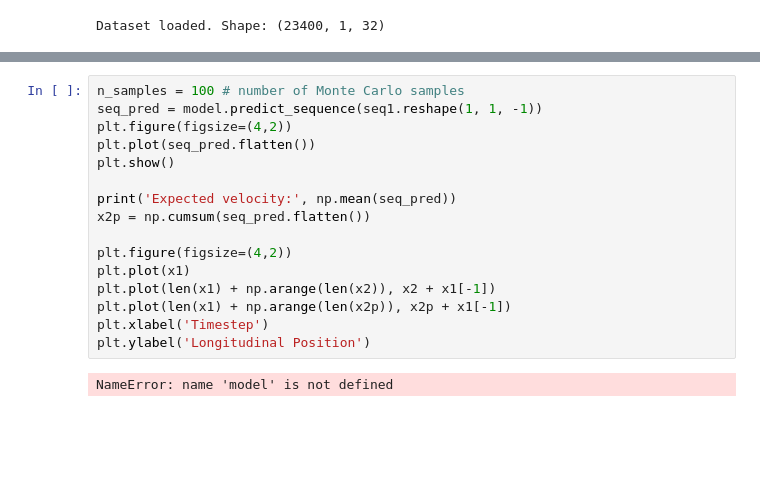
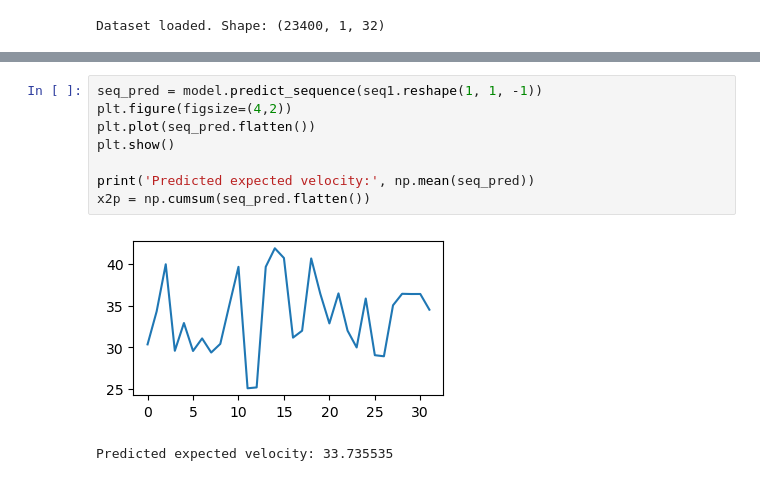
Before and after one commit to thinhhoang95/ClaudeTANOGAN, a Jupyter notebook: VAELSTM/eval_arch.ipynb, the cells around one changed output, grey strips where cells are left out. Saved outputs shown, nothing was run; the diff lists cells and outputs as text; blank space fills up the shorter version.

```diff
--- a/VAELSTM/eval_arch.ipynb
+++ b/VAELSTM/eval_arch.ipynb
@@ -51,18 +88,11 @@ x2 = np.cumsum(seq2.flatten())
 # %%
-n_samples = 100 # number of Monte Carlo samples
 seq_pred = model.predict_sequence(seq1.reshape(1, 1, -1))
 plt.figure(figsize=(4,2))
 plt.plot(seq_pred.flatten())
 plt.show()
 
-print('Expected velocity:', np.mean(seq_pred))
+print('Predicted expected velocity:', np.mean(seq_pred))
 x2p = np.cumsum(seq_pred.flatten())
-
-plt.figure(figsize=(4,2))
-plt.plot(x1)
-plt.plot(len(x1) + np.arange(len(x2)), x2 + x1[-1])
-plt.plot(len(x1) + np.arange(len(x2p)), x2p + x1[-1])
-plt.xlabel('Timestep')
-plt.ylabel('Longitudinal Position')
 # %% [output]
+[figure, added]
-NameError: name 'model' is not defined
+Predicted expected velocity: 33.735535
```
Also changed, not shown: parts of 10 cells of this notebook, 4 other files.
